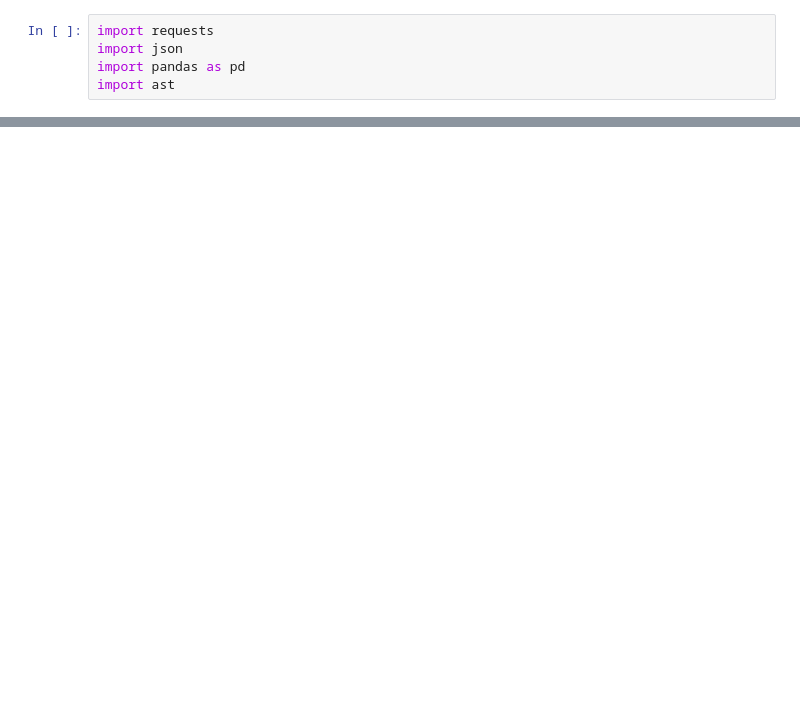
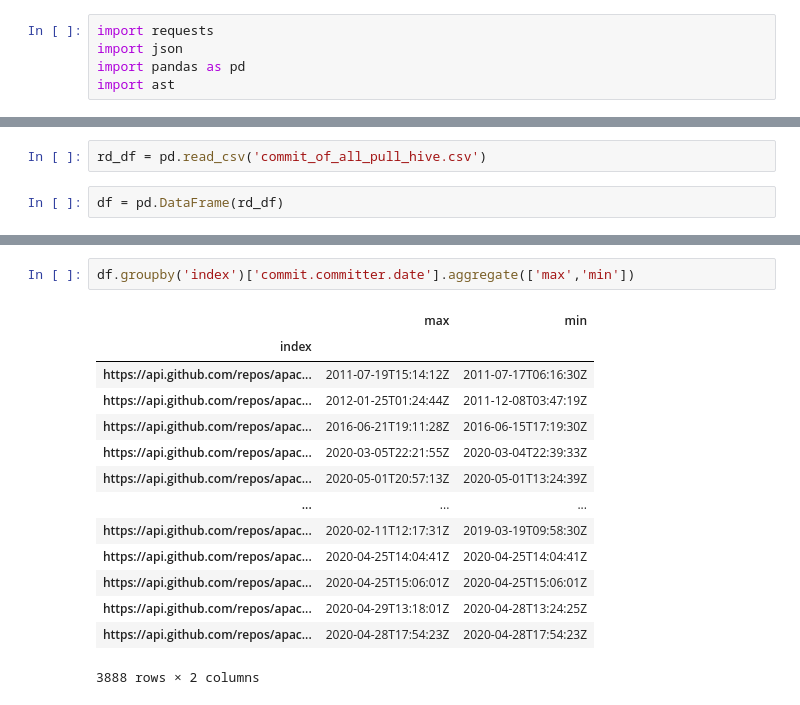
Before and after one commit to beaw21/Web_scraping_in_Python, a Jupyter notebook: Demo_api_scrapy/Loop/f.ipynb, the cells around one changed output, grey strips where cells are left out. Drawn from its saved outputs; the diff is of its cells as text; blank space fills up the shorter version.

Commit message:
check commit count each isues

```diff
--- a/Demo_api_scrapy/Loop/f.ipynb
+++ b/Demo_api_scrapy/Loop/f.ipynb
@@ -48,0 +6,4 @@ df.to_csv('git_all_hive.csv')
+# %%
+rd_df = pd.read_csv('commit_of_all_pull_hive.csv')
+# %%
+df = pd.DataFrame(rd_df)
@@ -48,0 +31,17 @@ df.to_csv('git_all_hive.csv')
+# %%
+df.groupby('index')['commit.committer.date'].aggregate(['max','min'])
+# %% [output]
+|  | max | min |
+| index |  |  |
+| https://api.github.com/repos/apac... | 2011-07-19T15:14:12Z | 2011-07-17T06:16:30Z |
+| https://api.github.com/repos/apac... | 2012-01-25T01:24:44Z | 2011-12-08T03:47:19Z |
+| https://api.github.com/repos/apac... | 2016-06-21T19:11:28Z | 2016-06-15T17:19:30Z |
+| https://api.github.com/repos/apac... | 2020-03-05T22:21:55Z | 2020-03-04T22:39:33Z |
+| https://api.github.com/repos/apac... | 2020-05-01T20:57:13Z | 2020-05-01T13:24:39Z |
+| ... | ... | ... |
+| https://api.github.com/repos/apac... | 2020-02-11T12:17:31Z | 2019-03-19T09:58:30Z |
+| https://api.github.com/repos/apac... | 2020-04-25T14:04:41Z | 2020-04-25T14:04:41Z |
+| https://api.github.com/repos/apac... | 2020-04-25T15:06:01Z | 2020-04-25T15:06:01Z |
+| https://api.github.com/repos/apac... | 2020-04-29T13:18:01Z | 2020-04-28T13:24:25Z |
+| https://api.github.com/repos/apac... | 2020-04-28T17:54:23Z | 2020-04-28T17:54:23Z |
+3888 rows × 2 columns
```
Also changed, not shown: parts of 7 cells of this notebook, 9 other files.
